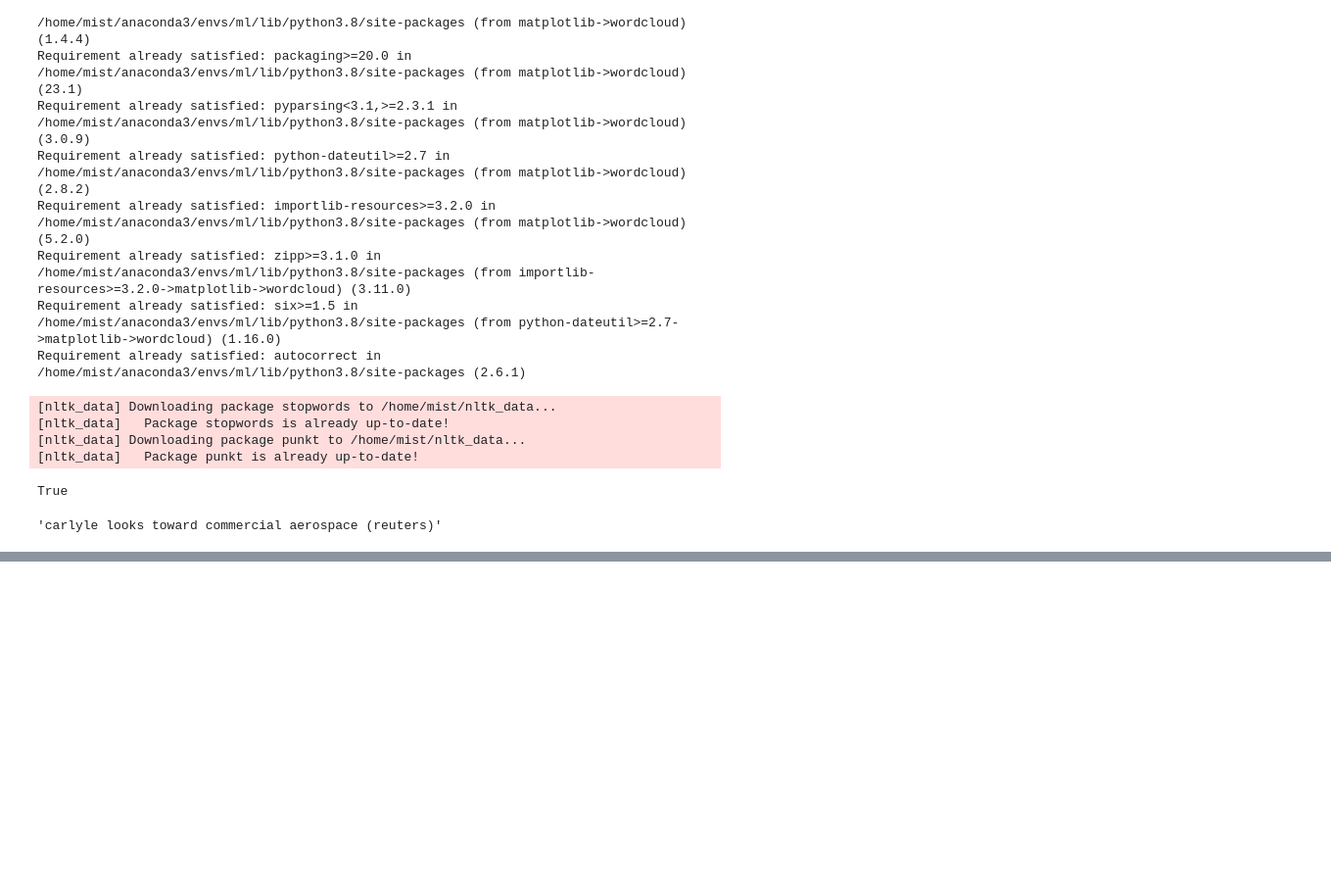
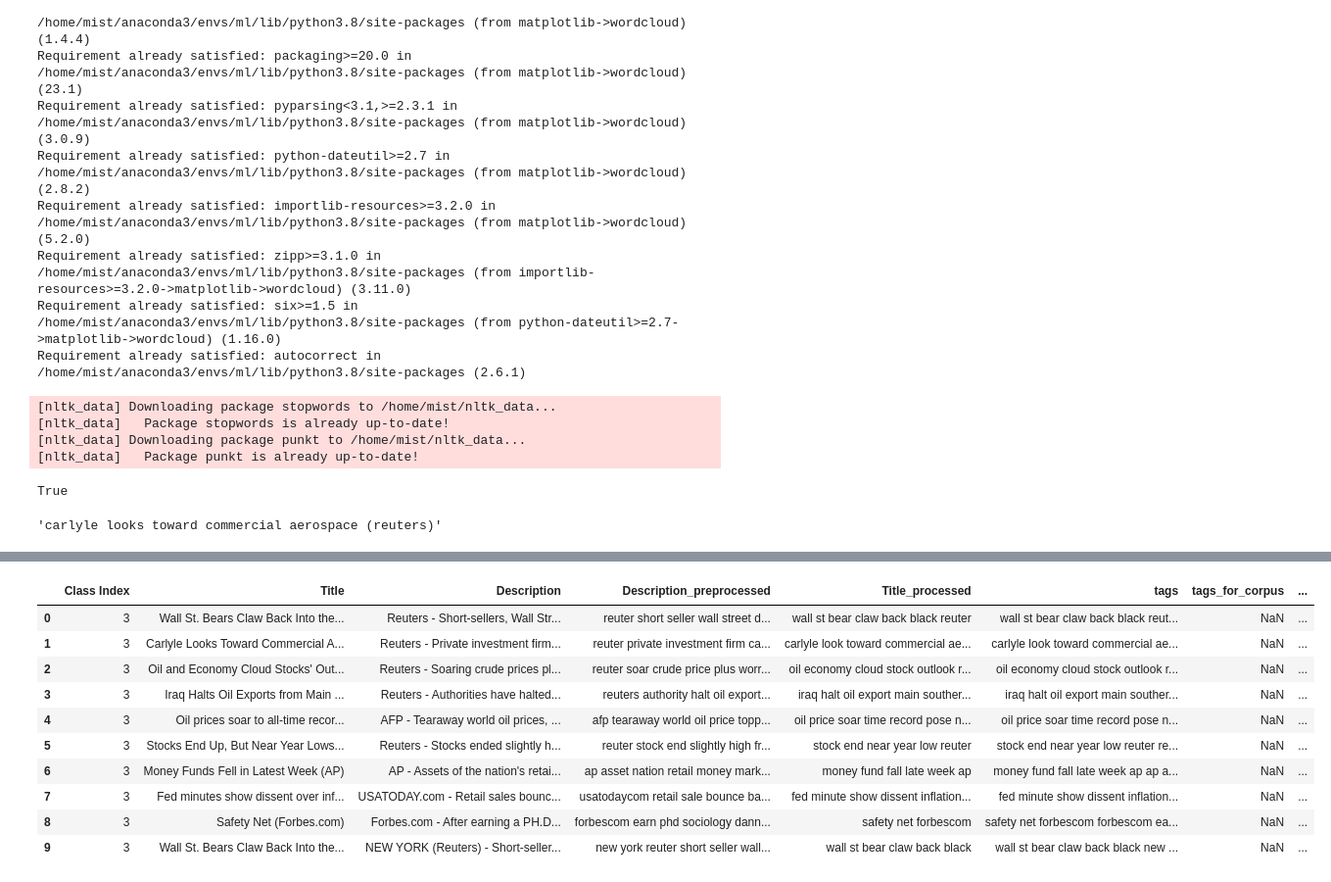
Before and after one commit to YuvrajSingh-mist/News_Multiclass_Category_Classifier, a Jupyter notebook: News_Classification_Multilabel.ipynb, the cells around one changed output, grey strips where cells are left out. Shown at 98% size. Drawn from its saved outputs; the diff is of its cells as text; code cells hidden in the pictures; blank space fills up the shorter version.

```diff
--- a/News_Classification_Multilabel.ipynb
+++ b/News_Classification_Multilabel.ipynb
@@ -429,0 +488,8 @@ max_len =
+# %%
+def is_num(string):
+    data = string.split()
+    temp = []
+    for i in data:
+        if i.isnumeric() == False:
+            temp.append(i)
+    return ' '.join(temp)
@@ -429,0 +500,8 @@ max_len =
+# %%
+train_df['tags'] = train_df['tags'].apply(is_num)
+# %%
+def is_alnum(string):
+
+    return ' '.join(w for w in string.split() if not any(x.isdigit() for x in w))
+# %%
+train_df['tags'] = train_df['tags'].apply(is_alnum)
@@ -429,0 +512,14 @@ max_len =
+# %%
+train_df.head(10)
+# %% [output]
+|  | Class Index | Title | Description | Description_preprocessed | Title_processed | tags | tags_for_corpus | ... |
+| 0 | 3 | Wall St. Bears Claw Back Into the... | Reuters - Short-sellers, Wall Str... | reuter short seller wall street d... | wall st bear claw back black reuter | wall st bear claw back black reut... | NaN | ... |
+| 1 | 3 | Carlyle Looks Toward Commercial A... | Reuters - Private investment firm... | reuter private investment firm ca... | carlyle look toward commercial ae... | carlyle look toward commercial ae... | NaN | ... |
+| 2 | 3 | Oil and Economy Cloud Stocks' Out... | Reuters - Soaring crude prices pl... | reuter soar crude price plus worr... | oil economy cloud stock outlook r... | oil economy cloud stock outlook r... | NaN | ... |
+| 3 | 3 | Iraq Halts Oil Exports from Main ... | Reuters - Authorities have halted... | reuters authority halt oil export... | iraq halt oil export main souther... | iraq halt oil export main souther... | NaN | ... |
+| 4 | 3 | Oil prices soar to all-time recor... | AFP - Tearaway world oil prices, ... | afp tearaway world oil price topp... | oil price soar time record pose n... | oil price soar time record pose n... | NaN | ... |
+| 5 | 3 | Stocks End Up, But Near Year Lows... | Reuters - Stocks ended slightly h... | reuter stock end slightly high fr... | stock end near year low reuter | stock end near year low reuter re... | NaN | ... |
+| 6 | 3 | Money Funds Fell in Latest Week (AP) | AP - Assets of the nation's retai... | ap asset nation retail money mark... | money fund fall late week ap | money fund fall late week ap ap a... | NaN | ... |
+| 7 | 3 | Fed minutes show dissent over inf... | USATODAY.com - Retail sales bounc... | usatodaycom retail sale bounce ba... | fed minute show dissent inflation... | fed minute show dissent inflation... | NaN | ... |
+| 8 | 3 | Safety Net (Forbes.com) | Forbes.com - After earning a PH.D... | forbescom earn phd sociology dann... | safety net forbescom | safety net forbescom forbescom ea... | NaN | ... |
+| 9 | 3 | Wall St. Bears Claw Back Into the... | NEW YORK (Reuters) - Short-seller... | new york reuter short seller wall... | wall st bear claw back black | wall st bear claw back black new ... | NaN | ... |
```
Also changed, not shown: parts of 71 cells of this notebook.
